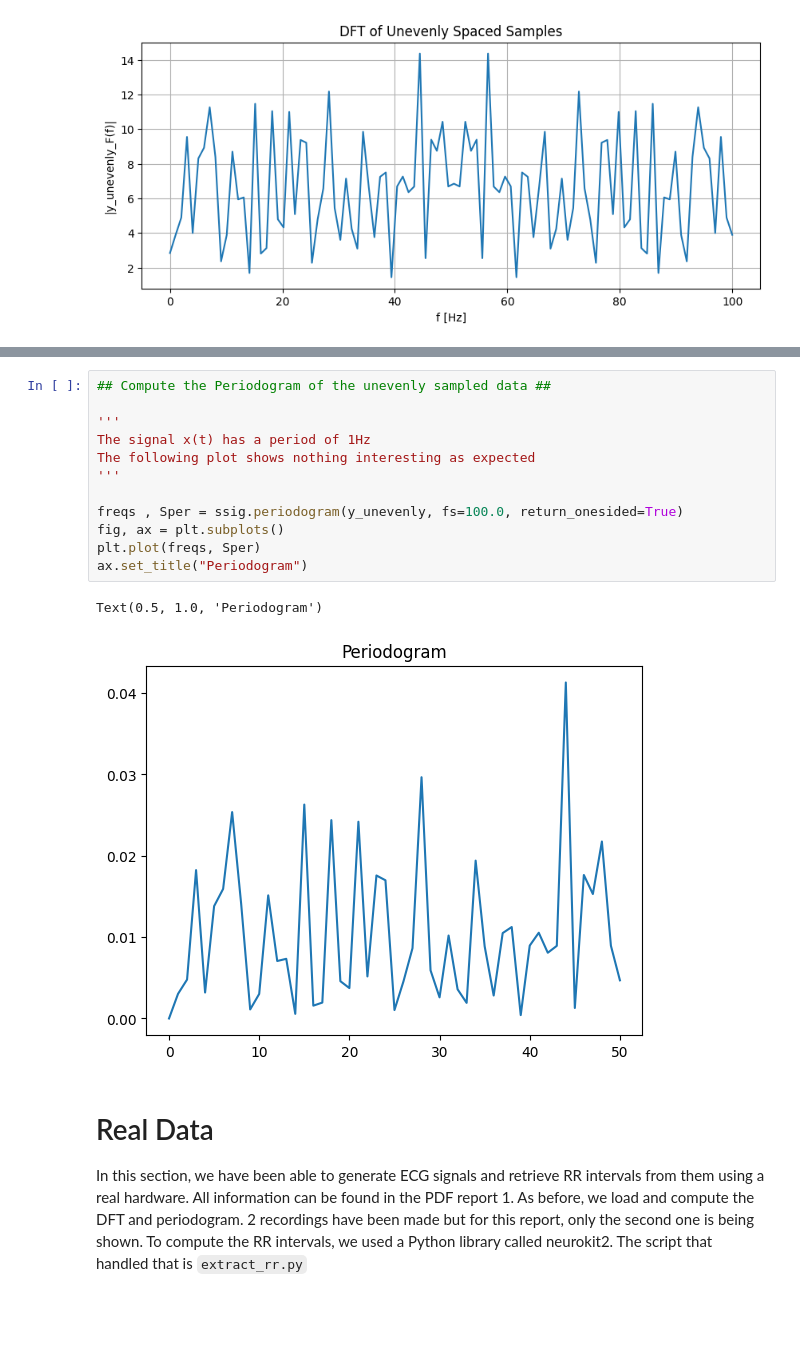
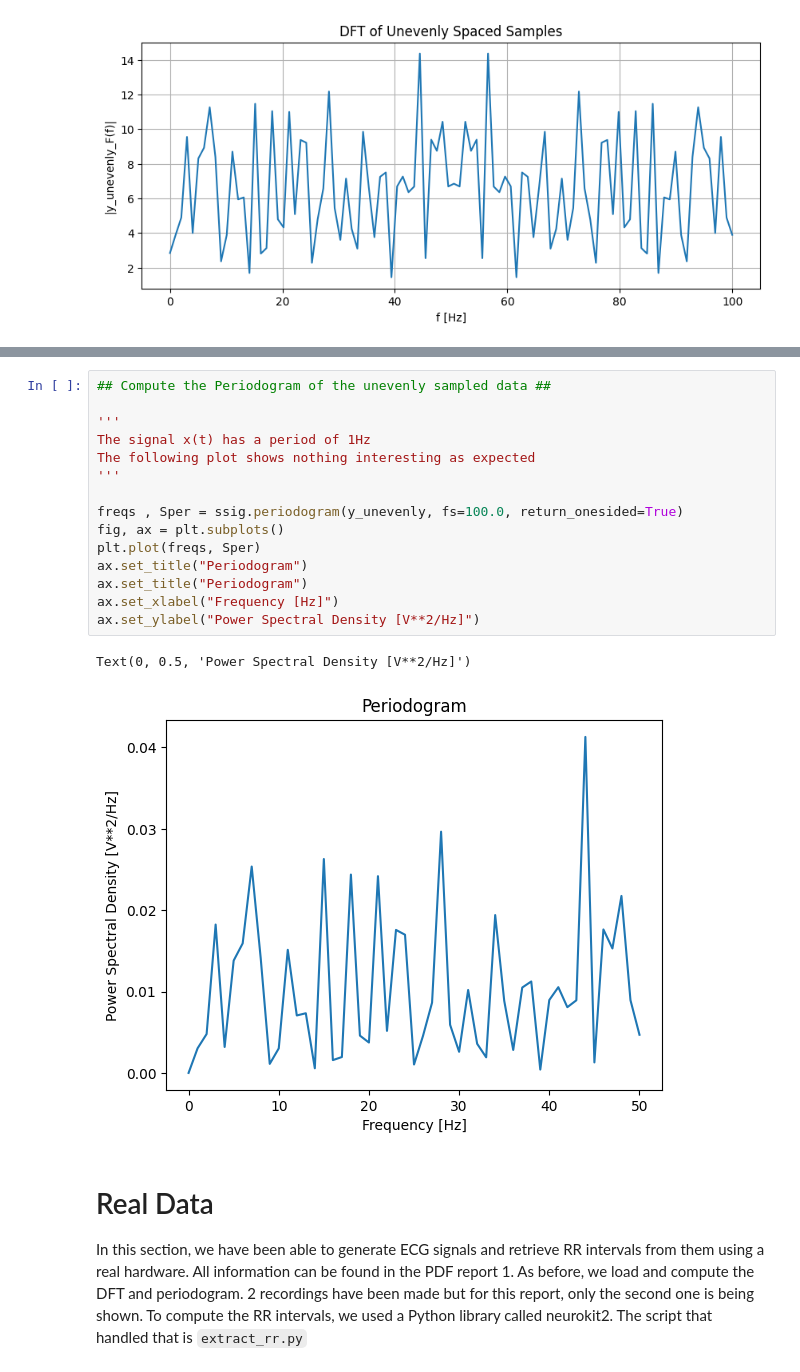
Before and after one commit to RoCKnD79/SSDP-LombScargle, a Jupyter notebook: report_1.ipynb, the cells around one changed output, grey strips where cells are left out. Drawn from its saved outputs; the diff is of its cells as text; blank space fills up the shorter version.

```diff
--- a/report_1.ipynb
+++ b/report_1.ipynb
@@ -92,18 +94,21 @@ Text(0.5, 1.0, 'Periodogram')
 # %%
 ## Compute the Periodogram of the unevenly sampled data ##
 
 '''
 The signal x(t) has a period of 1Hz
 The following plot shows nothing interesting as expected
 '''
 
 freqs , Sper = ssig.periodogram(y_unevenly, fs=100.0, return_onesided=True)
 fig, ax = plt.subplots()
 plt.plot(freqs, Sper)
 ax.set_title("Periodogram")
+ax.set_title("Periodogram")
+ax.set_xlabel("Frequency [Hz]")
+ax.set_ylabel("Power Spectral Density [V**2/Hz]")
 # %% [output]
-Text(0.5, 1.0, 'Periodogram')
+Text(0, 0.5, 'Power Spectral Density [V**2/Hz]')
-[figure, old version]
+[figure, new version]
 # %% [markdown]
 # Real Data
 
```
Also changed, not shown: parts of 3 cells of this notebook.
